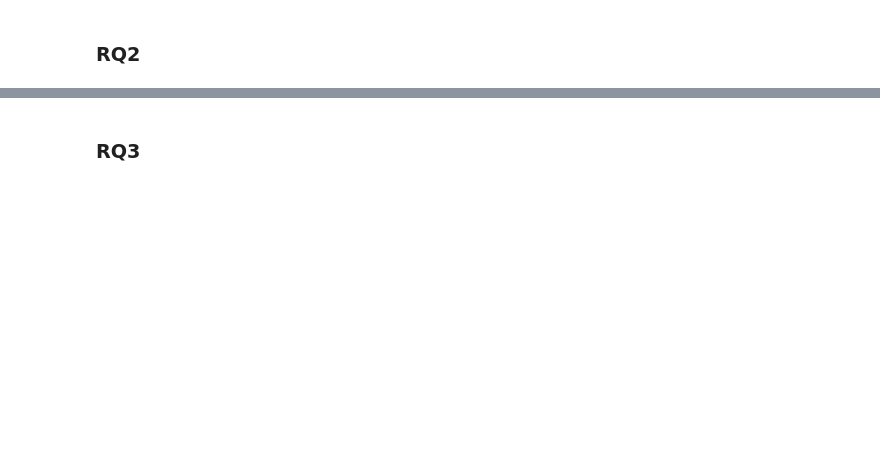
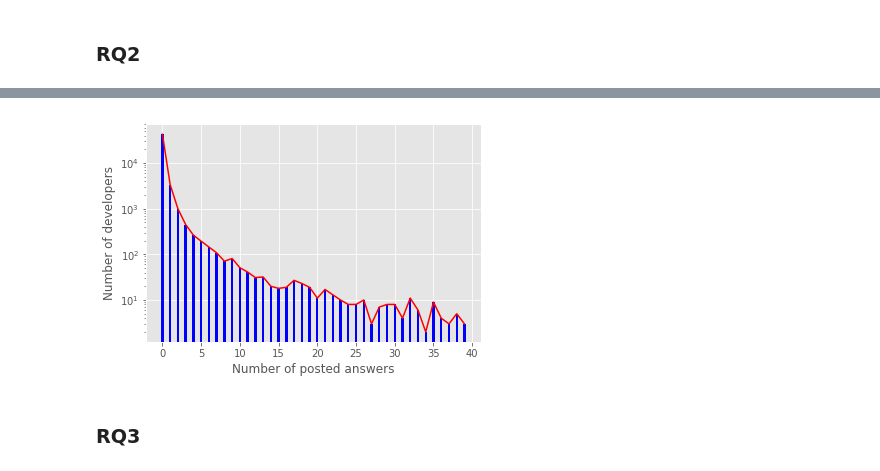
Before and after one commit to AdryMyry/bdge, a Jupyter notebook: sql/sesion2.ipynb, the cells around one changed output, grey strips where cells are left out. Saved outputs shown, nothing was run; the diff lists cells and outputs as text; code cells hidden in the pictures; blank space fills up the shorter version.

```diff
--- a/sql/sesion2.ipynb
+++ b/sql/sesion2.ipynb
@@ -500,14 +495,16 @@ ORDER BY(C.AnsCount)
 # %%
-df = pd.DataFrame(rq2Opt, columns=["ansCount", "usersCount"])
+df = pd.DataFrame(rq2, columns=["ansCount", "usersCount"])
 df = df[df.ansCount<40] # to show a similar plot
 
 plt.bar(df.ansCount, df.usersCount, log=True, color="blue", width=0.3)
 plt.plot(df.ansCount, df.usersCount, color="red")
 
 plt.xlabel("Number of posted answers")
 plt.ylabel("Number of developers")
 
 plt.show()
+# %% [output]
+[figure, added]
 # %% [markdown]
 ### RQ3
 # %%
```
Also changed, not shown: parts of 30 cells of this notebook.
